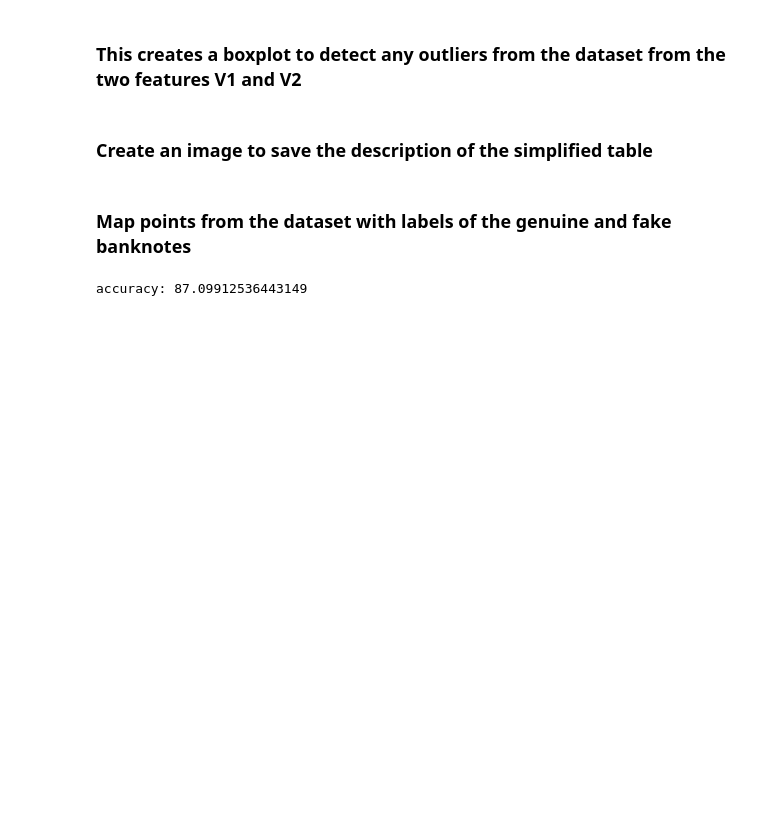
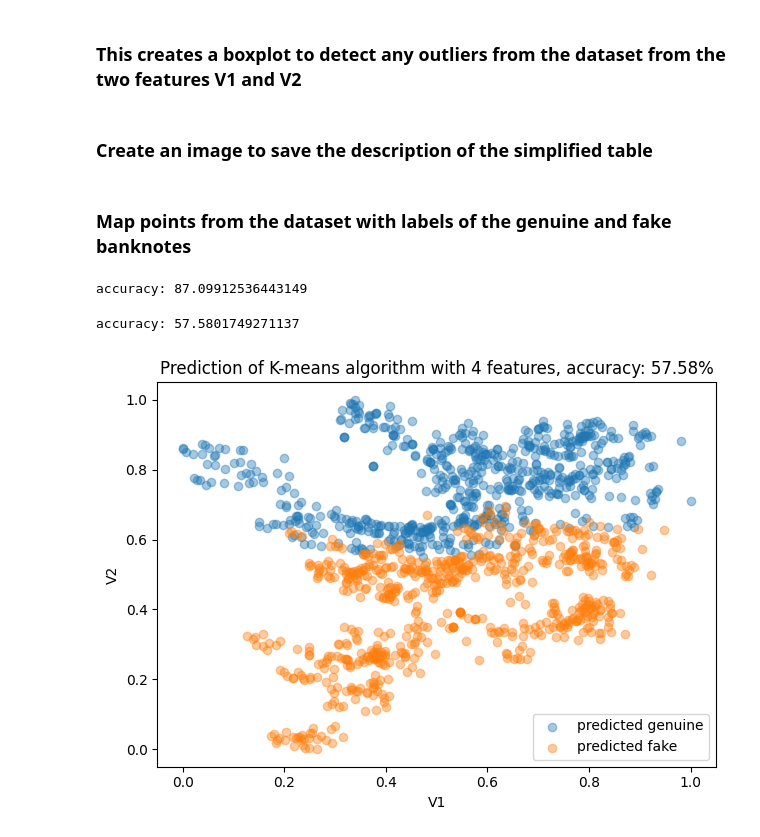
Before and after one commit to Izzywa/KMeansClustering, a Jupyter notebook: KMeans_Clustering.ipynb, the cells around one changed output. Saved outputs shown, nothing was run; the diff lists cells and outputs as text; code cells hidden in the pictures; blank space fills up the shorter version.

```diff
--- a/KMeans_Clustering.ipynb
+++ b/KMeans_Clustering.ipynb
@@ -115,3 +115,28 @@ plt.title('K-means inaccuracies')
 
 plt.savefig("images/Kmeans_inaccuracies.png")
 plt.close()
+# %%
+curse_of_dimensionality_res = KMeans(n_clusters=2)
+cluster_groups_curse = curse_of_dimensionality_res.fit_predict(normed_data[['V1', 'V2','V3','V4']])
+normed_data['Clusters_curse'] = cluster_groups_curse
+inaccurate_curse = normed_data[ normed_data['Class'] != normed_data['Clusters_curse'] ]
+accuracy_curse = (len(normed_data) - len(inaccurate_curse))/(len(normed_data))*100
+print(f'accuracy: {accuracy_curse}')
+# %% [output]
+accuracy: 57.5801749271137
+# %%
+# plot Kmeans with more features
+for index, label in enumerate(label_name_pred):
+    temp = normed_data[ normed_data['Clusters_curse'] == index ]
+    plt.scatter(temp['V1'], temp['V2'], label=label, alpha=0.4)
+
+plt.legend(loc="lower right")
+plt.xlabel('V1')
+plt.ylabel('V2')
+plt.title(f'Prediction of K-means algorithm with 4 features, accuracy: {round(accuracy_curse,2)}%')
+
+plt.tight_layout()
+plt.show()
+plt.close()
+# %% [output]
+[figure, added]
```
Also changed, not shown: parts of 1 cell of this notebook, 11 other files.
